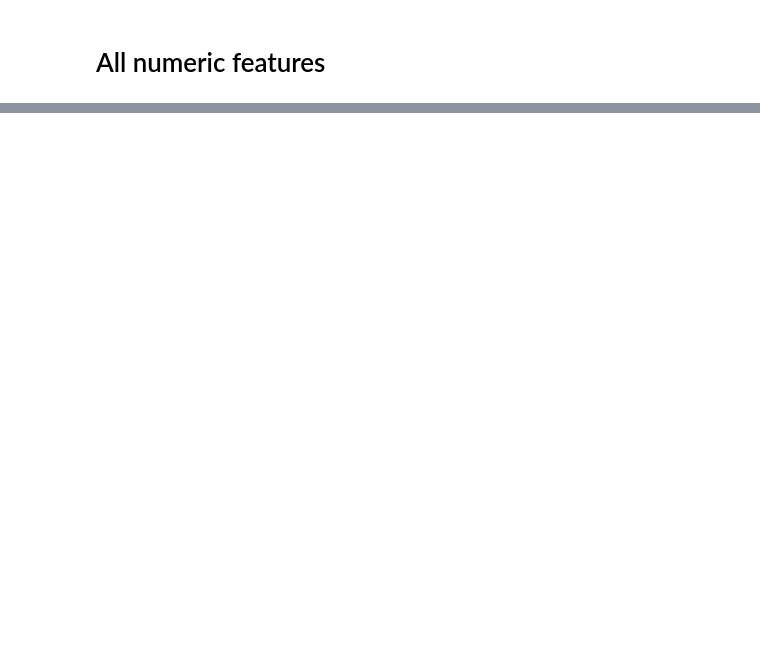
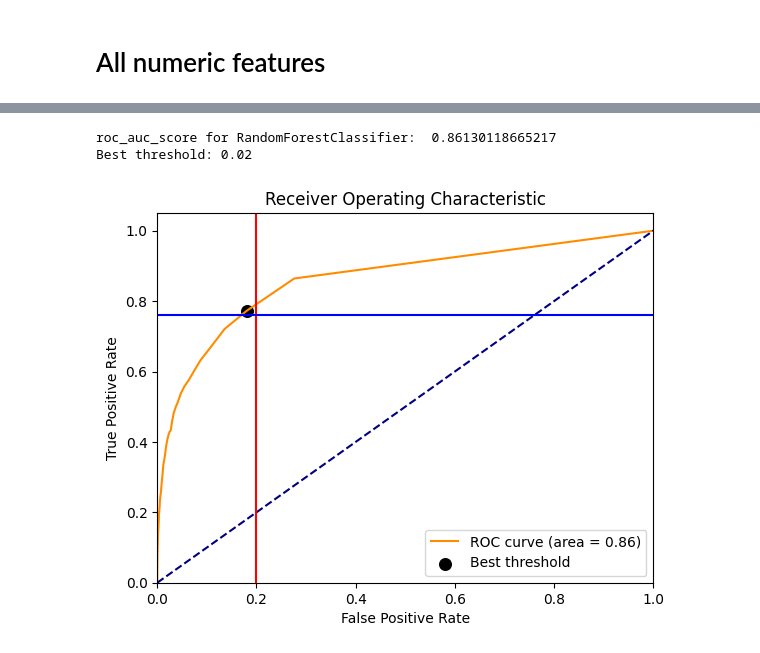
Before and after one commit to sigrunnu/sheep_n_predators, a Jupyter notebook: machineLearning/RandomForest.ipynb, the cells around one changed output, grey strips where cells are left out. Cells and saved outputs as stored; diff of their text form; code cells hidden in the pictures; blank space fills up the shorter version.

```diff
--- a/machineLearning/RandomForest.ipynb
+++ b/machineLearning/RandomForest.ipynb
@@ -178,0 +131,21 @@ fig.show()
+# %%
+from sklearn.model_selection import GridSearchCV, RandomizedSearchCV
+
+X_train, X_test, y_train, y_test = train_test_split(X, y, test_size=0.2, random_state=42)
+
+# Define hyperparameter grid to test
+rs_space= {
+    'random_state': np.array([42, 123, 456]),
+    'n_estimators':np.arange(50, 500, step=50),
+    'max_depth':list(np.arange(10, 100, step=10)) + [None],
+    }
+
+# Initialize and fit the random forest classifier
+rf = RandomForestClassifier()
+
+# First do a random search on a broad range of values
+rf_random = RandomizedSearchCV(rf, rs_space, n_iter=200, scoring='recall', n_jobs=-1, cv=3)
+model_random = rf_random.fit(X, y)
+
+print('Best hyperparameters are: '+ str(model_random.best_params_))
+print('Best score is: '+ str(model_random.best_score_))
@@ -178,0 +168,7 @@ fig.show()
+# %%
+# Train the Random Forest Classifier on the balanced dataset
+rf = RandomForestClassifier(n_estimators=50, random_state=42)
+rf.fit(X_train, y_train)
+
+# Make predictions on the testing set
+y_pred = rf.predict(X_test)
@@ -240,0 +253,18 @@ Covariance Matrix:
+# %%
+from imblearn.over_sampling import RandomOverSampler
+
+ros = RandomOverSampler(random_state=42)
+X_train_res, y_train_res = ros.fit_resample(X_train, y_train)
+
+# Train the Random Forest Classifier on the balanced dataset
+rf = RandomForestClassifier(n_estimators=50, random_state=42)
+rf.fit(X_train_res, y_train_res)
+
+# Make predictions on the testing set
+y_pred = rf.predict_proba(X_test)[:, 1] # Probabilities of positive class
+# %%
+create_roc_curve(y_test, y_pred)
+# %% [output]
+roc_auc_score for RandomForestClassifier:  0.86130118665217
+Best threshold: 0.02
+[figure, added]
```
Also changed, not shown: parts of 48 cells of this notebook, 3 other files.
